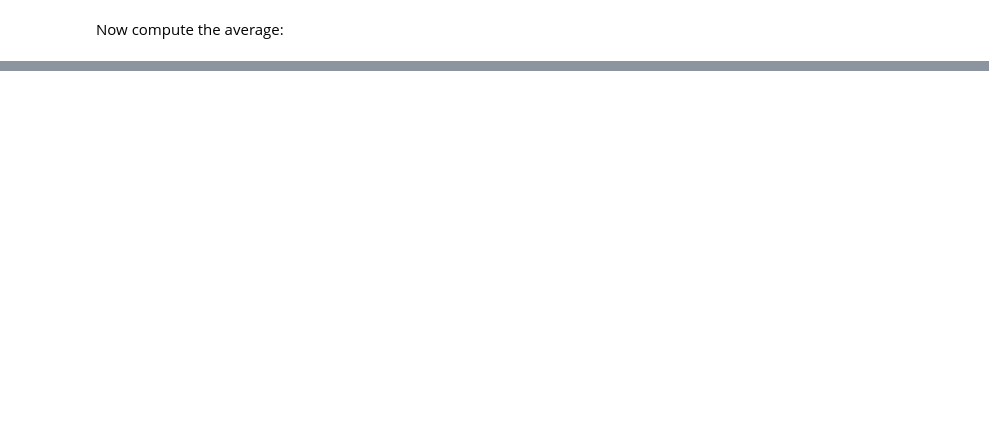
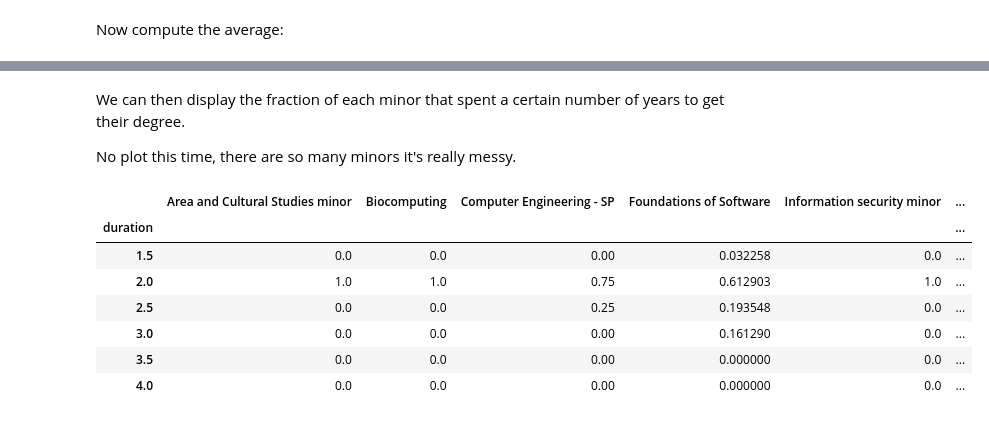
Before and after one commit to SolalPirelli/ADA2016, a Jupyter notebook: 02 - Data from the Web/Notebook.ipynb, the cells around one changed output, grey strips where cells are left out. Drawn from its saved outputs; the diff is of its cells as text; code cells hidden in the pictures; blank space fills up the shorter version.

```diff
--- a/02 - Data from the Web/Notebook.ipynb
+++ b/02 - Data from the Web/Notebook.ipynb
@@ -236,0 +263,5 @@ Men: 738, women: 58
+# %%
+students_mafall_proj = find_semesters("Projet Master automne")
+students_mafall = find_semesters("(Master semestre 1|Master semestre 3)") + students_mafall_proj
+students_maspring_proj = find_semesters("Projet Master printemps")
+students_maspring = find_semesters("Master semestre 2") + students_maspring_proj
@@ -236,0 +333,42 @@ Men: 738, women: 58
+# %%
+# Group the students
+ma_groups = ma_students.groupby("duration")
+
+# Get all minors
+ma_minors = set(ma_students["minor"])
+
+# Helper method to get all students with the specified minor from a frame
+def of_minor(series, minor):
+    return series[series["minor"] == minor]
+
+# What % of each minor took N years?
+ma_frac_per_minor = []
+for group in ma_groups:
+    students = group[1]
+
+    results = {}
+    results["duration"] = group[0]
+
+    for minor in ma_minors:
+        minor_size = of_minor(ma_students, minor).size
+        results[minor] = of_minor(students, minor).size / minor_size
+
+    ma_frac_per_minor.append(results)
+
+ma_frac_per_minor = pd.DataFrame(ma_frac_per_minor)
+ma_frac_per_minor = ma_frac_per_minor.set_index(["duration"])
+# %% [markdown]
+We can then display the fraction of each minor that spent a certain number of years to get their degree.
+
+No plot this time, there are so many minors it's really messy.
+# %%
+ma_frac_per_minor
+# %% [output]
+|  | Area and Cultural Studies minor | Biocomputing | Computer Engineering - SP | Foundations of Software | Information security minor | ... |
+| duration |  |  |  |  |  | ... |
+| 1.5 | 0.0 | 0.0 | 0.00 | 0.032258 | 0.0 | ... |
+| 2.0 | 1.0 | 1.0 | 0.75 | 0.612903 | 1.0 | ... |
+| 2.5 | 0.0 | 0.0 | 0.25 | 0.193548 | 0.0 | ... |
+| 3.0 | 0.0 | 0.0 | 0.00 | 0.161290 | 0.0 | ... |
+| 3.5 | 0.0 | 0.0 | 0.00 | 0.000000 | 0.0 | ... |
+| 4.0 | 0.0 | 0.0 | 0.00 | 0.000000 | 0.0 | ... |
```
Also changed, not shown: parts of 17 cells of this notebook.
